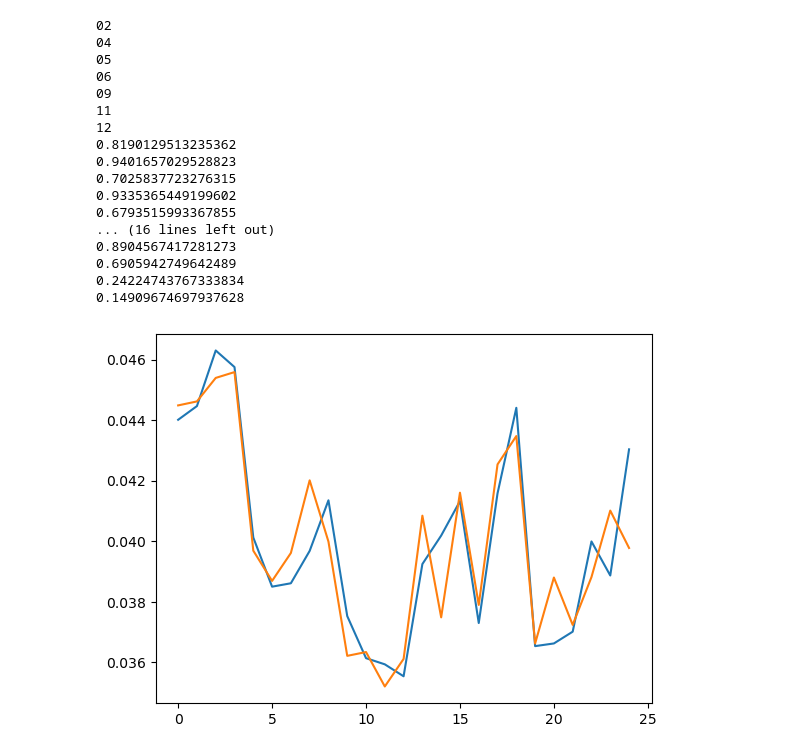
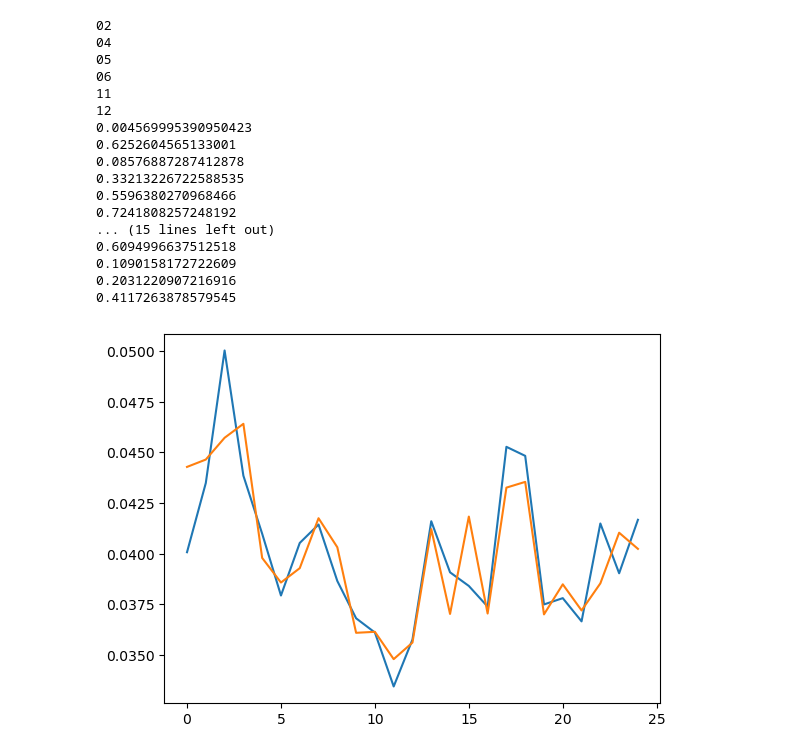
Before and after one commit to FlorenciaPerezR/Tesis, a Jupyter notebook: modelo.ipynb, the cells around one changed output. Saved outputs shown, nothing was run; the diff lists cells and outputs as text; code cells hidden in the pictures.

```diff
--- a/modelo.ipynb
+++ b/modelo.ipynb
@@ -25,9 +25,9 @@ import pandas as pd
 # %%
 
 nfolds = 5
-niter = 1000
+niter = 100
 k = 25
-sujnum = ['02','04','05','06','09','11','12']
+sujnum = ['02','04','05','06','11','12']
 
 fi =   np.zeros((len(sujnum),k))
 fi_sh = np.zeros((len(sujnum),k))
@@ -39,7 +39,7 @@ for num in sujnum:
     m=m+1
     print(num)
     eeg = genfromtxt('/home/nicobruno/flor/Tesis/resultados/S'+num+'_auditivo_evoked_all_marker.csv', skip_header = 1, usecols = [2,3,4,5,6,7,8,9,10,11,12,13,14,15,16,17,18,19,20,21,22,23,24,25,26,27,28,29, 30], delimiter=',')
-    labels = genfromtxt('/home/nicobruno/flor/Tesis/vectores/S_'+num+'_auditivo.csv', skip_header = 1, delimiter=',')
+    labels = genfromtxt('/home/nicobruno/flor/Tesis/vectores/S_'+num+'_auditivo_subj.csv', skip_header = 1, delimiter=',')
     eeg = eeg[:,0:k]
     features = np.zeros((nfolds*niter, k))
     features_sh = np.zeros((nfolds*niter, k))
@@ -83,45 +83,45 @@ for num in sujnum:
             temp_sh.append(roc_auc_score(y_test, grid_predictions_stack[:,1]))
             features_sh[n,:] = clf.feature_importances_
         all_auc.append(np.mean(temp))
         all_auc_sh.append(np.mean(temp_sh))
 
     real.append(np.mean(all_auc))
     shuffled.append(np.mean(all_auc_sh))
     fi[m,:] = np.mean(features,0)
     fi_sh[m,:] = np.mean(features_sh,0)
 from scipy.stats import ttest_rel
 
 plt.figure()
 plt.plot(np.mean(fi,0))
 plt.plot(np.mean(fi_sh,0))
 
 pvals = []
 for i in np.arange(k):
     pvals.append(ttest_rel(fi[:,i], fi_sh[:,i]).pvalue)
     print(ttest_rel(fi[:,i], fi_sh[:,i]).pvalue)
 
 features = ['wSMI_1','wSMI_2','wSMI_4','wSMI_8','p_e_1','p_e_2','p_e_4','p_e_8','k',
             'se','msf','sef90','sef95','b','b_n','g','g_n','ft','ft_n','t',
             't_n','d','d_n','a_n','a']
 # %% [output]
 02
 04
 05
 06
-09
 11
 12
-0.8190129513235362
-0.9401657029528823
-0.7025837723276315
-0.9335365449199602
-0.6793515993367855
-... (16 lines left out)
-0.8904567417281273
-0.6905942749642489
-0.24224743767333834
-0.14909674697937628
+0.004569995390950423
+0.6252604565133001
+0.08576887287412878
+0.33213226722588535
+0.5596380270968466
+0.7241808257248192
+... (15 lines left out)
+0.6094996637512518
+0.1090158172722609
+0.2031220907216916
+0.4117263878579545
-[figure, old version]
+[figure, new version]
 # %%
 folder = '/home/nicobruno/flor/Tesis/modelo_resultados/'
 pd.DataFrame(data={
```
Also changed, not shown: parts of 10 cells of this notebook, 46 other files.
